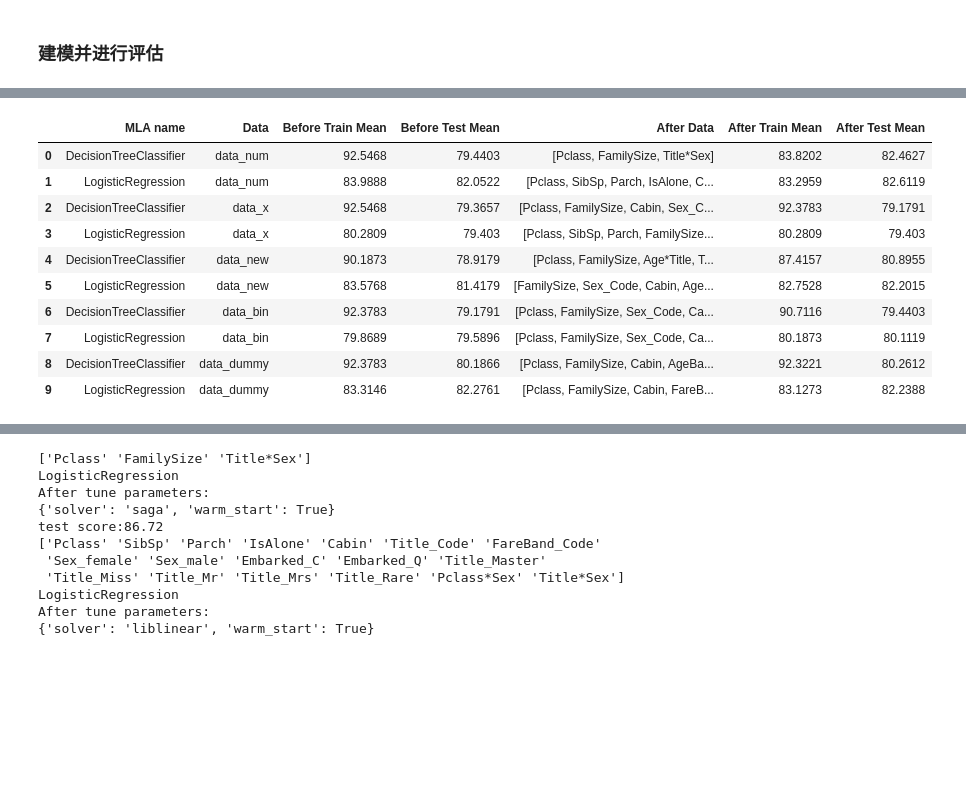
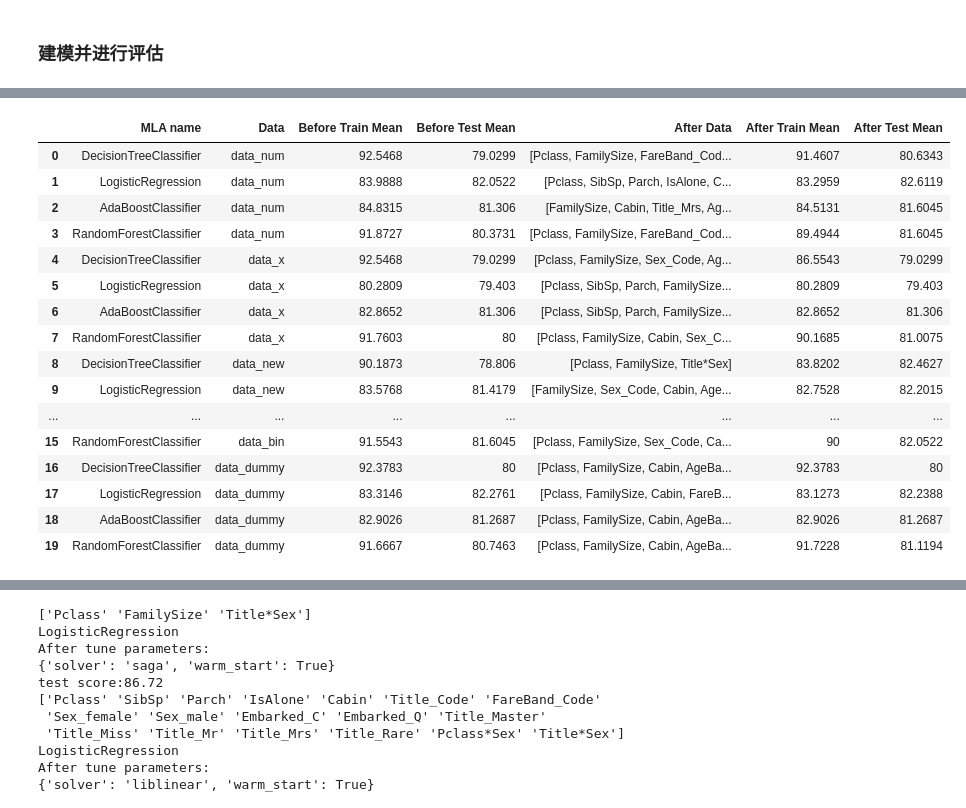
Before and after one commit to natsuice/Kaggle-Titanic, a Jupyter notebook: my titanic4.ipynb, the cells around one changed output, grey strips where cells are left out. Drawn from its saved outputs; the diff is of its cells as text; code cells hidden in the pictures; blank space fills up the shorter version.

```diff
--- a/my titanic4.ipynb
+++ b/my titanic4.ipynb
@@ -282,7 +286,25 @@ clf = [
        DecisionTreeClassifier(),
 
        #逻辑回归
-       LogisticRegression()
+       LogisticRegression(),
+
+       #AdaBoost
+       AdaBoostClassifier(),
+
+       #Bagging
+       BaggingClassifier(),
+
+       #随机森林
+       RandomForestClassifier(),
+
+       #支持向量机
+       SVC(),
+
+       #K近邻
+       KNeighborsClassifier(),
+
+       #高斯贝叶斯
+       GaussianNB()
        ]
 # %%
 #创建一个模型与特征的组合选择表格
@@ -316,42 +344,74 @@ MLA_compare
 # %%
+clf = [
+       #决策树
+       DecisionTreeClassifier(),
+
+       #逻辑回归
+       LogisticRegression(),
+
+       #AdaBoost
+       AdaBoostClassifier(),
+
+       #Bagging
+       #BaggingClassifier(),
+
+
+       #随机森林
+       RandomForestClassifier(),
+
+       #支持向量机
+       #SVC(),
+
+       #K近邻
+       #KNeighborsClassifier(),
+
+       #高斯贝叶斯
+       #GaussianNB()
+       ]
 FS_columns = ["MLA name", "Data", "Before Train Mean", "Before Test Mean",
                      "After Data", "After Train Mean", "After Test Mean"]
 
 FS = pd.DataFrame(columns=FS_columns)
 row_index = 0
 
 for data_name, mla in product(data_feature, clf):
     data = data_feature[data_name]
     cv_result = cross_validate(mla, train[data], train[target], cv=cv_split)
     FS.loc[row_index, "MLA name"] = mla.__class__.__name__
     FS.loc[row_index, "Data"] = data_name
     FS.loc[row_index, "Before Train Mean"] =  cv_result["train_score"].mean()*100
     FS.loc[row_index, "Before Test Mean"] =  cv_result["test_score"].mean()*100
 
-    fs = RFECV(mla, step=1, scoring="accuracy", cv=cv_split)
-    fs.fit(train[data], train[target])
+    fs = RFECV(mla, step = 1, scoring = 'accuracy', cv = cv_split)
+    fs.fit_transform(train[data], train[target])
     X_fs = train[data].columns.values[fs.get_support()]
 
     fs_cv_result = cross_validate(mla, train[X_fs], train[target], cv=cv_split)
     FS.loc[row_index, "After Data"] = X_fs
     FS.loc[row_index, "After Train Mean"] =  fs_cv_result["train_score"].mean()*100
     FS.loc[row_index, "After Test Mean"] =  fs_cv_result["test_score"].mean()*100
 
     row_index += 1
 
 FS
 # %% [output]
 |  | MLA name | Data | Before Train Mean | Before Test Mean | After Data | After Train Mean | After Test Mean |
-| 0 | DecisionTreeClassifier | data_num | 92.5468 | 79.4403 | [Pclass, FamilySize, Title*Sex] | 83.8202 | 82.4627 |
+| 0 | DecisionTreeClassifier | data_num | 92.5468 | 79.0299 | [Pclass, FamilySize, FareBand_Cod... | 91.4607 | 80.6343 |
 | 1 | LogisticRegression | data_num | 83.9888 | 82.0522 | [Pclass, SibSp, Parch, IsAlone, C... | 83.2959 | 82.6119 |
-| 2 | DecisionTreeClassifier | data_x | 92.5468 | 79.3657 | [Pclass, FamilySize, Cabin, Sex_C... | 92.3783 | 79.1791 |
-| 3 | LogisticRegression | data_x | 80.2809 | 79.403 | [Pclass, SibSp, Parch, FamilySize... | 80.2809 | 79.403 |
-| 4 | DecisionTreeClassifier | data_new | 90.1873 | 78.9179 | [Pclass, FamilySize, Age*Title, T... | 87.4157 | 80.8955 |
-| 5 | LogisticRegression | data_new | 83.5768 | 81.4179 | [FamilySize, Sex_Code, Cabin, Age... | 82.7528 | 82.2015 |
-| 6 | DecisionTreeClassifier | data_bin | 92.3783 | 79.1791 | [Pclass, FamilySize, Sex_Code, Ca... | 90.7116 | 79.4403 |
-| 7 | LogisticRegression | data_bin | 79.8689 | 79.5896 | [Pclass, FamilySize, Sex_Code, Ca... | 80.1873 | 80.1119 |
-| 8 | DecisionTreeClassifier | data_dummy | 92.3783 | 80.1866 | [Pclass, FamilySize, Cabin, AgeBa... | 92.3221 | 80.2612 |
-| 9 | LogisticRegression | data_dummy | 83.3146 | 82.2761 | [Pclass, FamilySize, Cabin, FareB... | 83.1273 | 82.2388 |
+| 2 | AdaBoostClassifier | data_num | 84.8315 | 81.306 | [FamilySize, Cabin, Title_Mrs, Ag... | 84.5131 | 81.6045 |
+| 3 | RandomForestClassifier | data_num | 91.8727 | 80.3731 | [Pclass, FamilySize, FareBand_Cod... | 89.4944 | 81.6045 |
+| 4 | DecisionTreeClassifier | data_x | 92.5468 | 79.0299 | [Pclass, FamilySize, Sex_Code, Ag... | 86.5543 | 79.0299 |
+| 5 | LogisticRegression | data_x | 80.2809 | 79.403 | [Pclass, SibSp, Parch, FamilySize... | 80.2809 | 79.403 |
+| 6 | AdaBoostClassifier | data_x | 82.8652 | 81.306 | [Pclass, SibSp, Parch, FamilySize... | 82.8652 | 81.306 |
+| 7 | RandomForestClassifier | data_x | 91.7603 | 80 | [Pclass, FamilySize, Cabin, Sex_C... | 90.1685 | 81.0075 |
+| 8 | DecisionTreeClassifier | data_new | 90.1873 | 78.806 | [Pclass, FamilySize, Title*Sex] | 83.8202 | 82.4627 |
+| 9 | LogisticRegression | data_new | 83.5768 | 81.4179 | [FamilySize, Sex_Code, Cabin, Age... | 82.7528 | 82.2015 |
+| ... | ... | ... | ... | ... | ... | ... | ... |
+| 15 | RandomForestClassifier | data_bin | 91.5543 | 81.6045 | [Pclass, FamilySize, Sex_Code, Ca... | 90 | 82.0522 |
+| 16 | DecisionTreeClassifier | data_dummy | 92.3783 | 80 | [Pclass, FamilySize, Cabin, AgeBa... | 92.3783 | 80 |
+| 17 | LogisticRegression | data_dummy | 83.3146 | 82.2761 | [Pclass, FamilySize, Cabin, FareB... | 83.1273 | 82.2388 |
+| 18 | AdaBoostClassifier | data_dummy | 82.9026 | 81.2687 | [Pclass, FamilySize, Cabin, AgeBa... | 82.9026 | 81.2687 |
+| 19 | RandomForestClassifier | data_dummy | 91.6667 | 80.7463 | [Pclass, FamilySize, Cabin, AgeBa... | 91.7228 | 81.1194 |
 # %%
 FS["++"] = FS["After Test Mean"] - FS["Before Test Mean"]
 FS
```
Also changed, not shown: parts of 15 cells of this notebook.
